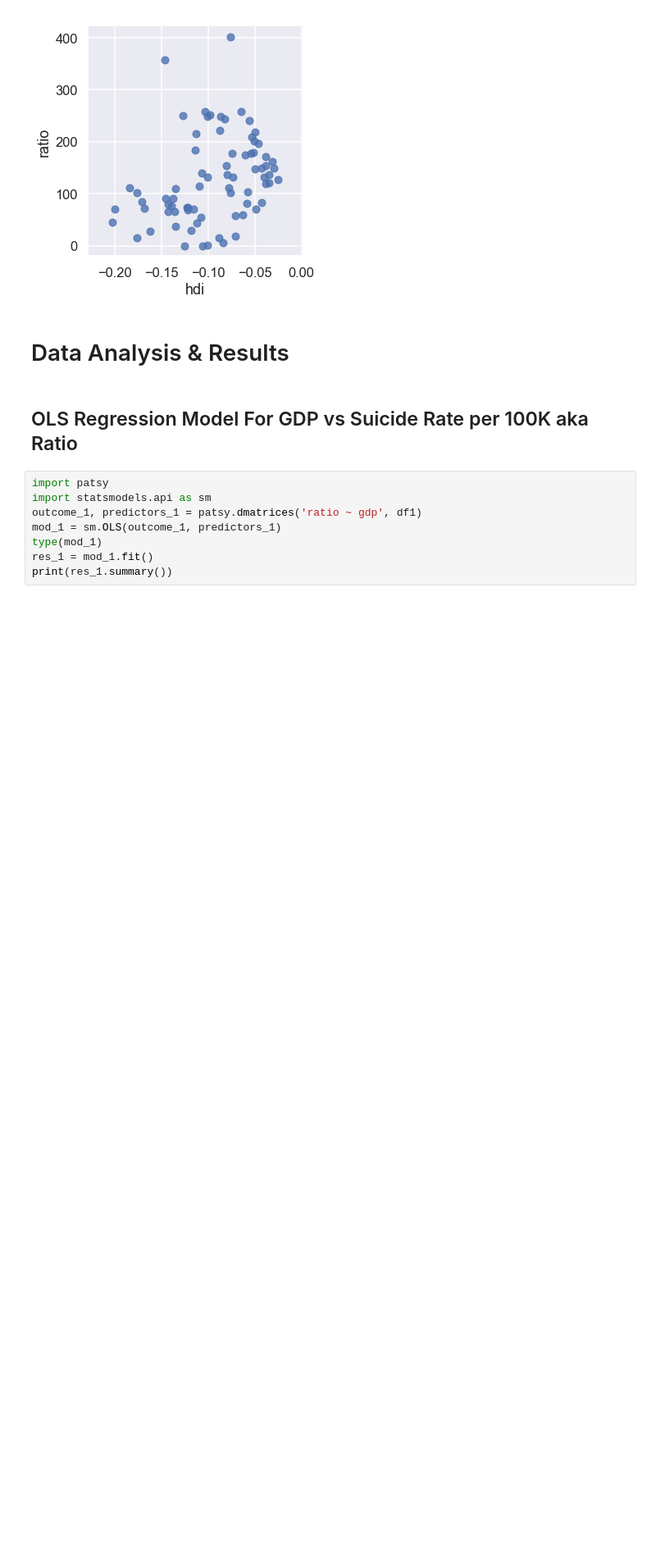
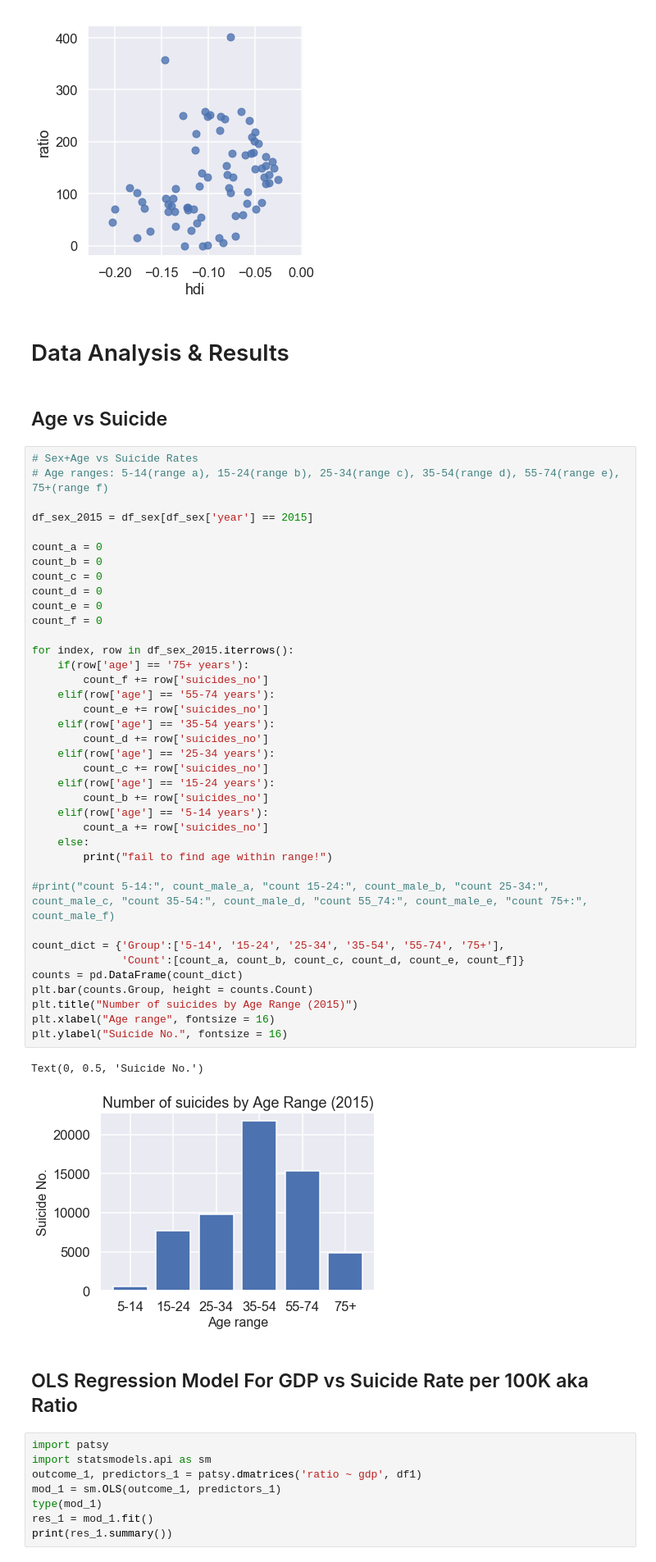
Before and after one commit to WayGold/COGS-108-FinalProject, a Jupyter notebook: FinalProject.ipynb, the cells around one changed output. Shown: that part at 82% size. Saved outputs shown, nothing was run; the diff lists cells and outputs as text; blank space fills up the shorter version.

Commit message:
add text and age analysis chart

```diff
--- a/FinalProject.ipynb
+++ b/FinalProject.ipynb
@@ -327,6 +317,49 @@ sns.lmplot(x='hdi', y='ratio', data=df2,fit_reg=False);
 [figure]
 # %% [markdown]
 # Data Analysis & Results
+# %% [markdown]
+## Age vs Suicide
+# %%
+# Sex+Age vs Suicide Rates
+# Age ranges: 5-14(range a), 15-24(range b), 25-34(range c), 35-54(range d), 55-74(range e), 75+(range f)
+
+df_sex_2015 = df_sex[df_sex['year'] == 2015]
+
+count_a = 0
+count_b = 0
+count_c = 0
+count_d = 0
+count_e = 0
+count_f = 0
+
+for index, row in df_sex_2015.iterrows():
+    if(row['age'] == '75+ years'):
+        count_f += row['suicides_no']
+    elif(row['age'] == '55-74 years'):
+        count_e += row['suicides_no']
+    elif(row['age'] == '35-54 years'):
+        count_d += row['suicides_no']
+    elif(row['age'] == '25-34 years'):
+        count_c += row['suicides_no']
+    elif(row['age'] == '15-24 years'):
+        count_b += row['suicides_no']
+    elif(row['age'] == '5-14 years'):
+        count_a += row['suicides_no']
+    else:
+        print("fail to find age within range!")
+
+#print("count 5-14:", count_male_a, "count 15-24:", count_male_b, "count 25-34:", count_male_c, "count 35-54:", count_male_d, "count 55_74:", count_male_e, "count 75+:", count_male_f)
+
+count_dict = {'Group':['5-14', '15-24', '25-34', '35-54', '55-74', '75+'],
+              'Count':[count_a, count_b, count_c, count_d, count_e, count_f]}
+counts = pd.DataFrame(count_dict)
+plt.bar(counts.Group, height = counts.Count)
+plt.title("Number of suicides by Age Range (2015)")
+plt.xlabel("Age range", fontsize = 16)
+plt.ylabel("Suicide No.", fontsize = 16)
+# %% [output]
+Text(0, 0.5, 'Suicide No.')
+[figure, added]
 # %% [markdown]
 ## OLS Regression Model For GDP vs Suicide Rate per 100K aka Ratio
 # %%
```
Also changed, not shown: parts of 4 cells of this notebook, 1 other file.
